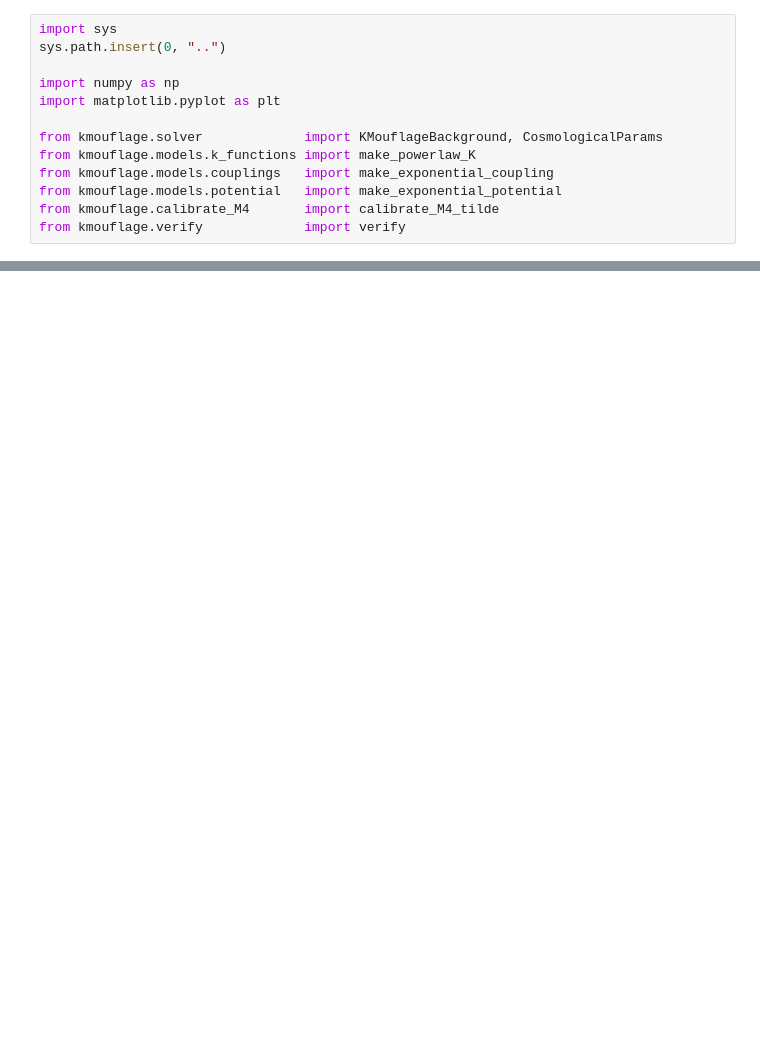
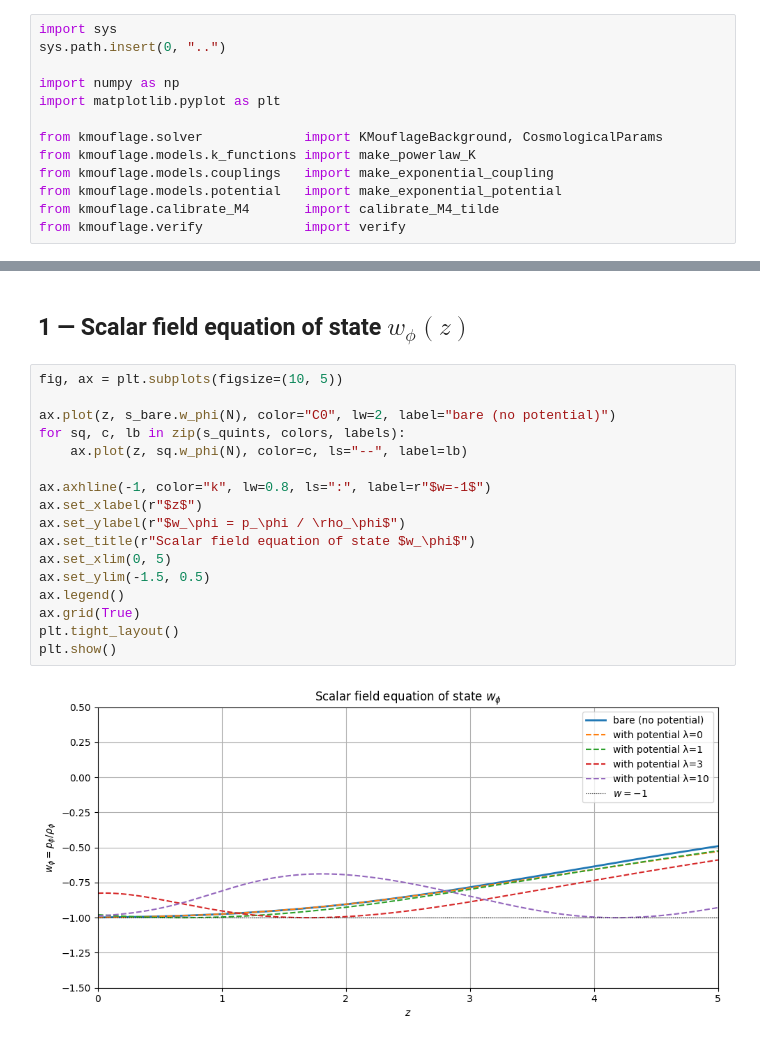
Before and after one commit to tcanaguier/K-mouflage_solver, a Jupyter notebook: examples/comparison_potential.ipynb, the cells around one changed output, grey strips where cells are left out. Saved outputs shown, nothing was run; the diff lists cells and outputs as text; blank space fills up the shorter version.

```diff
--- a/examples/comparison_potential.ipynb
+++ b/examples/comparison_potential.ipynb
@@ -284,0 +94,21 @@ for lam, sq in zip(LAMS, s_quints):
+# %% [markdown]
+## 1 — Scalar field equation of state $w_\phi(z)$
+# %%
+fig, ax = plt.subplots(figsize=(10, 5))
+
+ax.plot(z, s_bare.w_phi(N), color="C0", lw=2, label="bare (no potential)")
+for sq, c, lb in zip(s_quints, colors, labels):
+    ax.plot(z, sq.w_phi(N), color=c, ls="--", label=lb)
+
+ax.axhline(-1, color="k", lw=0.8, ls=":", label=r"$w=-1$")
+ax.set_xlabel(r"$z$")
+ax.set_ylabel(r"$w_\phi = p_\phi / \rho_\phi$")
+ax.set_title(r"Scalar field equation of state $w_\phi$")
+ax.set_xlim(0, 5)
+ax.set_ylim(-1.5, 0.5)
+ax.legend()
+ax.grid(True)
+plt.tight_layout()
+plt.show()
+# %% [output]
+[figure, added]
```
Also changed, not shown: parts of 49 cells of this notebook, 13 other files.
